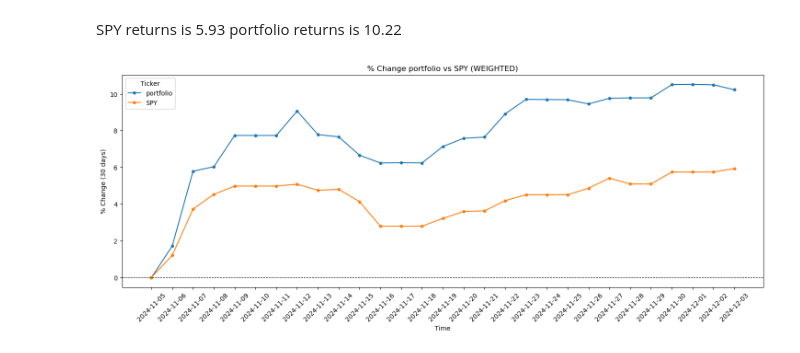
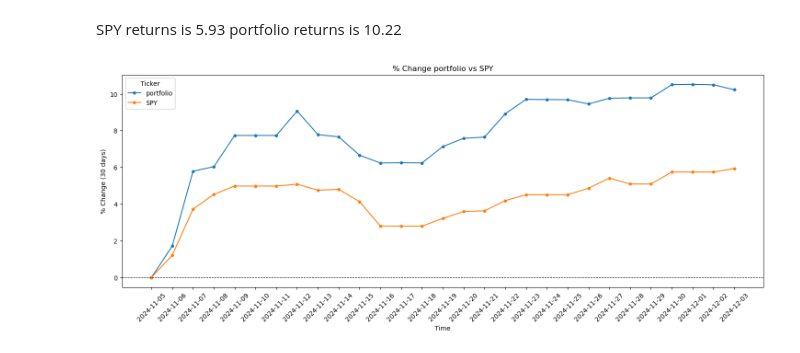
Before and after one commit to visheshgupta19/IDS_789_Final_Project, a Jupyter notebook: algo_update.ipynb, the cells around one changed output. Drawn from its saved outputs; the diff is of its cells as text; code cells hidden in the pictures.

```diff
--- a/algo_update.ipynb
+++ b/algo_update.ipynb
@@ -447,7 +447,7 @@ df_updated
 # %% [markdown]
 ### SECTOR PERFORMANCE -
 # %%
-df_sectors = ["SPY", "XLY", "XLP", "XLE", "XLF", "XLV", "XLRE", "XLK", "XLU"]
+df_sectors = ["SPY", "XLI", "XLP", "XLE", "XLF", "XLV", "XLRE", "XLK", "XLU"]
 
 df_sectors = pd.DataFrame(df_sectors, index=df_sectors)
 
@@ -648,20 +657,20 @@ portfolio returns is 10.22
 # %%
 plt.figure(figsize=(18, 6))
 for ticker in df_avgs.index:
     # Select the data from the 3rd column onward
     plt.plot(
         df_avgs.columns[1:-2],
         df_avgs.loc[ticker].values[1:-2],
         label=ticker,
         marker="o",
         markersize=4,
     )
 plt.axhline(y=0, color="black", linestyle="--", linewidth=0.8)
 plt.legend(title="Ticker")
 plt.xlabel("Time")
 plt.ylabel("% Change (30 days)")
-plt.title("% Change portfolio vs SPY (WEIGHTED)")
+plt.title("% Change portfolio vs SPY")
 plt.xticks(rotation=45)
 plt.show()
 # %% [output]
-[figure, old version]
+[figure, new version]
```
Also changed, not shown: parts of 3 cells of this notebook.
